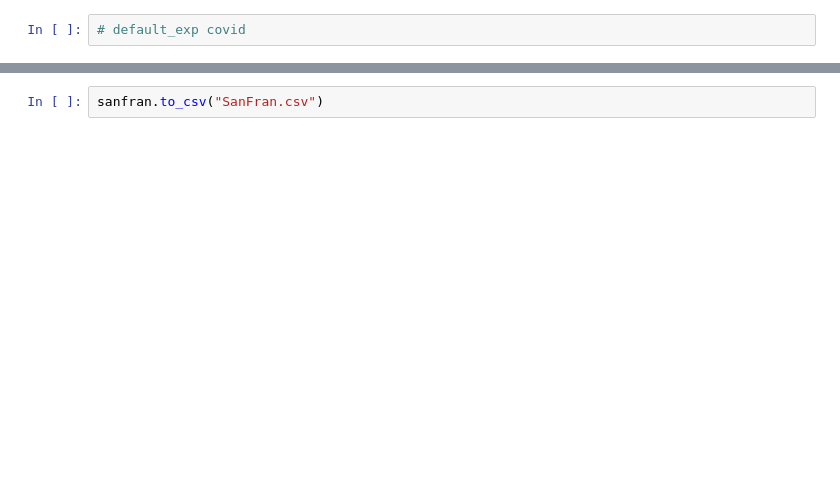
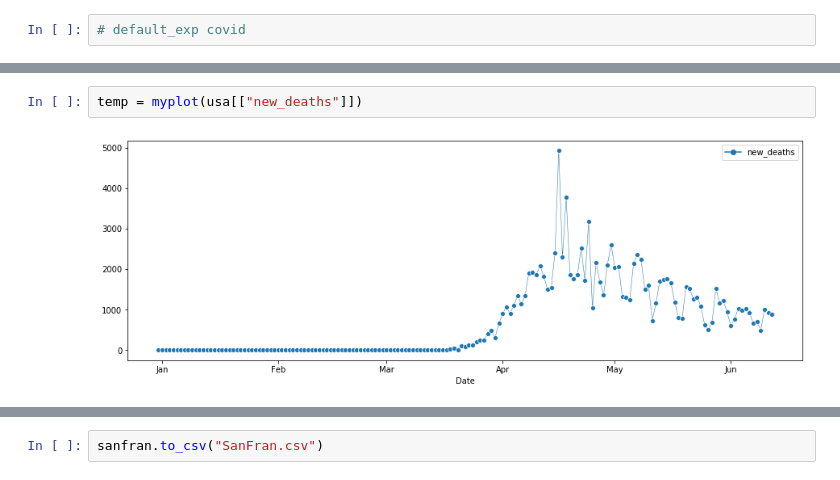
Before and after one commit to ArthurConner/refreshment, a Jupyter notebook: nbs/covidDS.ipynb, the cells around one changed output, grey strips where cells are left out. Saved outputs shown, nothing was run; the diff lists cells and outputs as text; blank space fills up the shorter version.

```diff
--- a/nbs/covidDS.ipynb
+++ b/nbs/covidDS.ipynb
@@ -73,2 +326,6 @@ counties.head()
+# %%
+temp = myplot(usa[["new_deaths"]])
+# %% [output]
+[figure, added]
 # %%
 sanfran = counties[counties["county"] == "San Francisco"]
```
Also changed, not shown: parts of 51 cells of this notebook.
